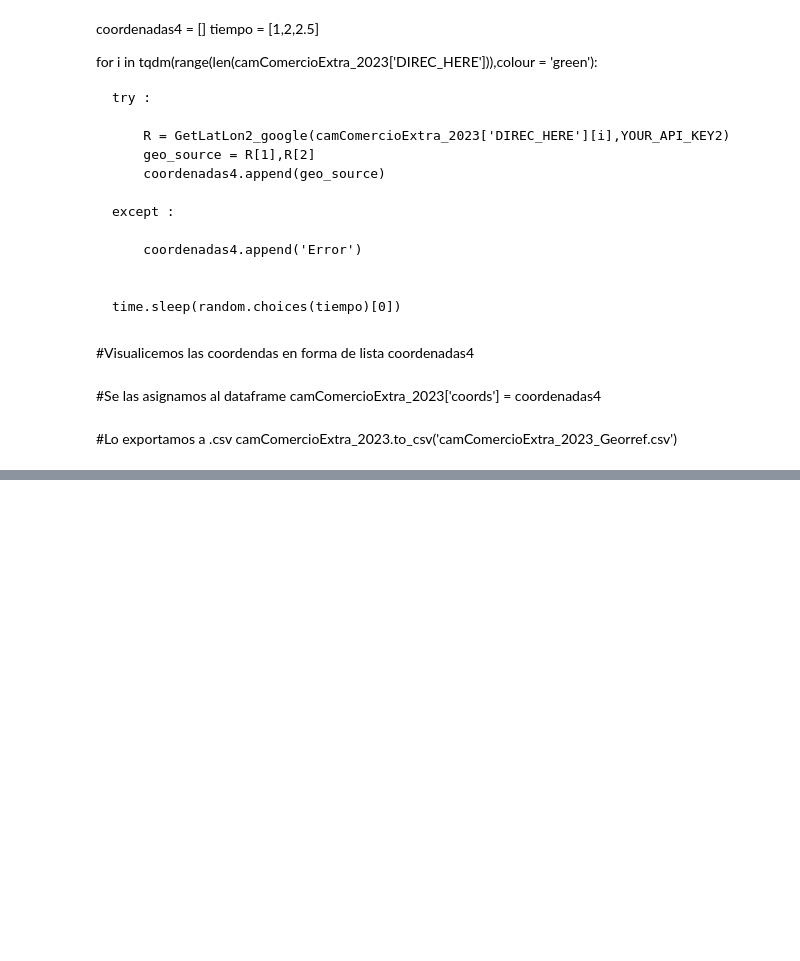
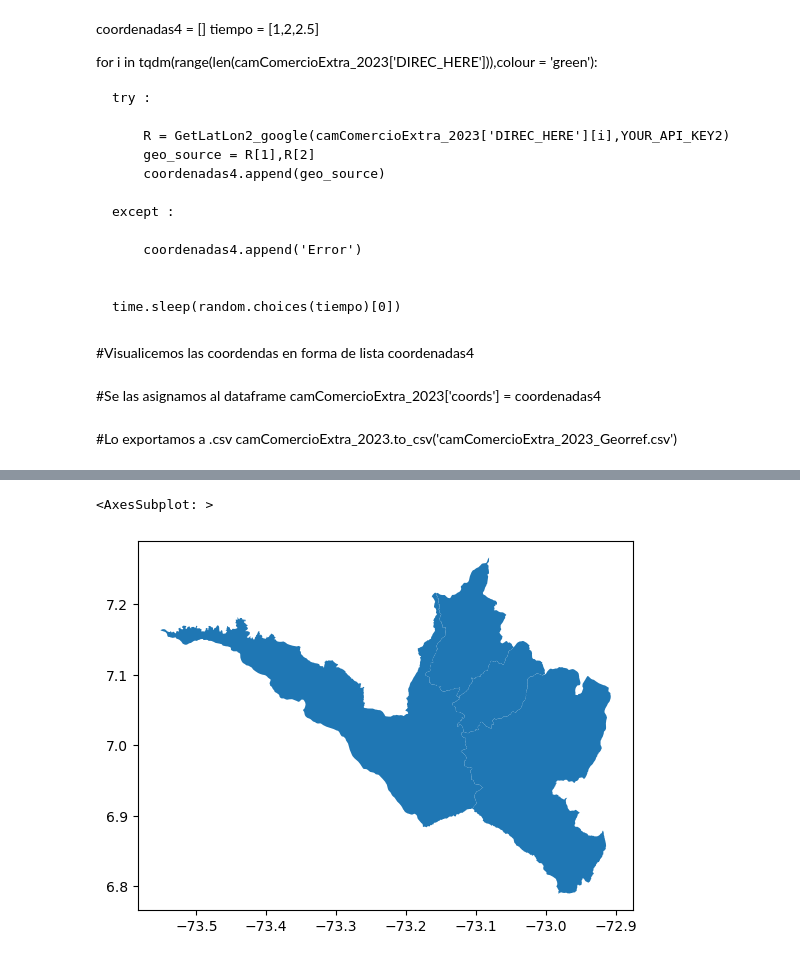
Before and after one commit to adrianferu/empresasCamaraComercioBucaramanga, a Jupyter notebook: camarasComercio.ipynb, the cells around one changed output, grey strips where cells are left out. Cells and saved outputs as stored; diff of their text form; code cells hidden in the pictures; blank space fills up the shorter version.

```diff
--- a/camarasComercio.ipynb
+++ b/camarasComercio.ipynb
@@ -686,0 +816,9 @@ camComercioExtra_2023.to_csv('camComercioExtra_2023_Georref.csv')
+# %%
+#SOlo necesitariamos filtrar aquellos municipios del 'area ' metropolitana
+amb = ['BUCARAMANGA','FLORIDABLANCA','GIRON','PIEDECUESTA']
+municipios_amb = municipios_Corr[municipios_Corr['MPIO_CNMBR'].isin(amb)]
+municipios_amb.reset_index(inplace=True,drop=True)
+municipios_amb.plot()
+# %% [output]
+<AxesSubplot: >
+[figure, added]
```
Also changed, not shown: parts of 33 cells of this notebook, 3 other files.
